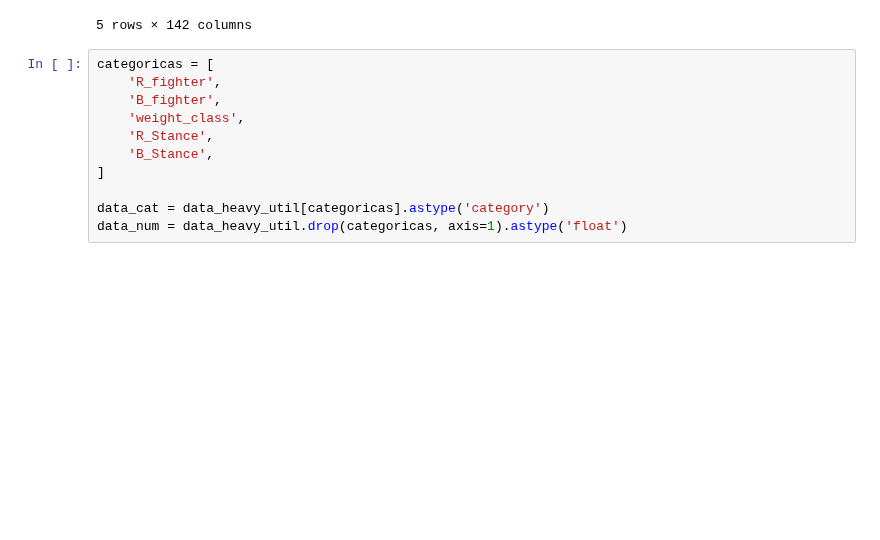
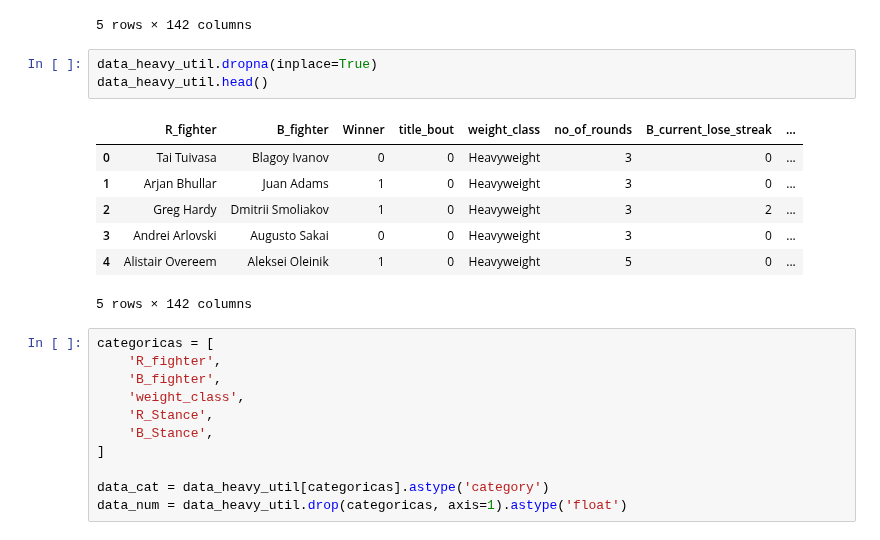
Before and after one commit to VergaraC/Dados_P3, a Jupyter notebook: Projeto3.ipynb, the cells around one changed output. Cells and saved outputs as stored; diff of their text form; blank space fills up the shorter version.

```diff
--- a/Projeto3.ipynb
+++ b/Projeto3.ipynb
@@ -97,6 +101,17 @@ data_heavy_util.head()
 | 63 | Greg Hardy | Dmitrii Smoliakov | 1 | 0 | Heavyweight | 3 | 2 | ... |
 | 69 | Andrei Arlovski | Augusto Sakai | 0 | 0 | Heavyweight | 3 | 0 | ... |
 5 rows × 142 columns
+# %%
+data_heavy_util.dropna(inplace=True)
+data_heavy_util.head()
+# %% [output]
+|  | R_fighter | B_fighter | Winner | title_bout | weight_class | no_of_rounds | B_current_lose_streak | ... |
+| 0 | Tai Tuivasa | Blagoy Ivanov | 0 | 0 | Heavyweight | 3 | 0 | ... |
+| 1 | Arjan Bhullar | Juan Adams | 1 | 0 | Heavyweight | 3 | 0 | ... |
+| 2 | Greg Hardy | Dmitrii Smoliakov | 1 | 0 | Heavyweight | 3 | 2 | ... |
+| 3 | Andrei Arlovski | Augusto Sakai | 0 | 0 | Heavyweight | 3 | 0 | ... |
+| 4 | Alistair Overeem | Aleksei Oleinik | 1 | 0 | Heavyweight | 5 | 0 | ... |
+5 rows × 142 columns
 # %%
 categoricas = [
     'R_fighter',
```
Also changed, not shown: parts of 16 cells of this notebook.
